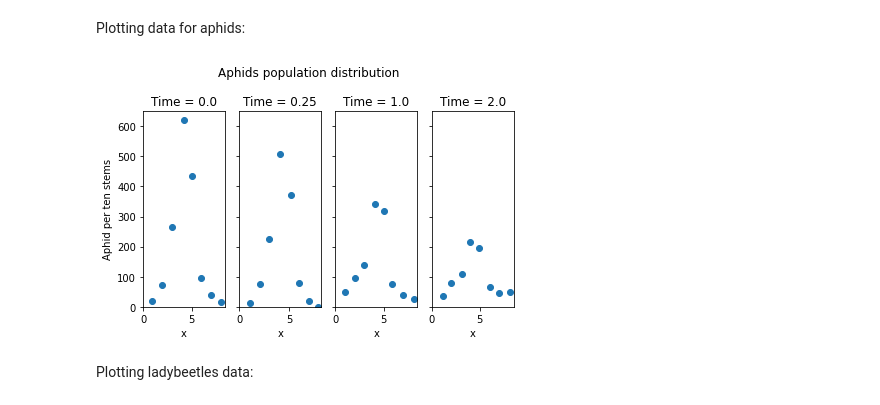
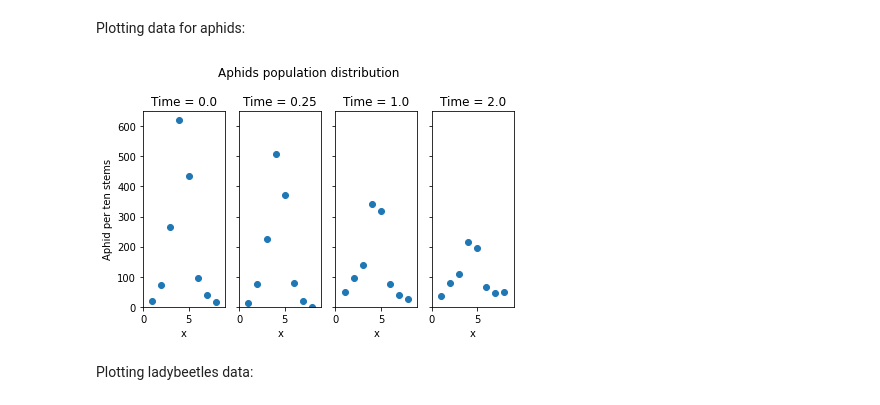
Before and after one commit to volpatto/pdeco, a Jupyter notebook: notebooks/data_visualization.ipynb, the cells around one changed output. Drawn from its saved outputs; the diff is of its cells as text; code cells hidden in the pictures.

```diff
--- a/notebooks/data_visualization.ipynb
+++ b/notebooks/data_visualization.ipynb
@@ -6,5 +12,5 @@ Loading the data:
 # %%
-full_data = pd.read_csv("../data/aphid_ladybeetle.csv")
+full_data = pd.read_excel("../data/aphid_ladybeetle_raw.xls")
 
 full_data
 # %% [output]
@@ -26,3 +32,4 @@ Retrieving data for aphids and labebeetles separetely:
 # %%
-aphid_data = full_data[full_data['variable'] == 'aphid']
-ladybeetle_data = full_data[full_data['variable'] == 'ladybeetle']
+aphid_data = full_data[full_data['variable'] == 'aphid'].copy()
+ladybeetle_data = full_data[full_data['variable'] == 'ladybeetle'].copy()
+ladybeetle_data.reset_index(drop=True, inplace=True)
@@ -28,0 +78,4 @@ ladybeetle_data = full_data[full_data['variable'] == 'ladybeetle']
+# %%
+aphid_data = aphid_data.round({'x': 0})
+
+aphid_data
@@ -40,27 +193,29 @@ Plotting data for aphids:
 # %%
 fig, ax = plt.subplots(1, 4, sharey=True, gridspec_kw={'hspace': 0})
 fig.suptitle("Aphids population distribution")
 y_min = 0
 y_max = 650
+x_limits = [0, 9]
+y_limits = [0, 650]
 for label, time_value in time_labels_dict.items():
     ax[label].plot(
         aphid_data[aphid_data.time == label].x.values,
         aphid_data[aphid_data.time == label].density.values,
         "o",
         label=f'Time = {time_value}'
     )
     ax[label].set_xlabel('x')
     if label == 0:
         ax[label].set_ylabel("Aphid per ten stems")
     ax[label].set_title(f"Time = {time_value}")
-    ax[label].set_xlim(left=0)
-    ax[label].set_ylim([y_min, y_max])
+    ax[label].set_xlim(x_limits)
+    ax[label].set_ylim(y_limits)
 
 plt.tight_layout()
 plt.savefig("aphid_data.png", dpi=300)
 plt.show()
 # %% [output]
-[figure, old version]
+[figure, new version]
 # %% [markdown]
 Plotting ladybeetles data:
 # %%
```
Also changed, not shown: parts of 21 cells of this notebook, 6 other files.
